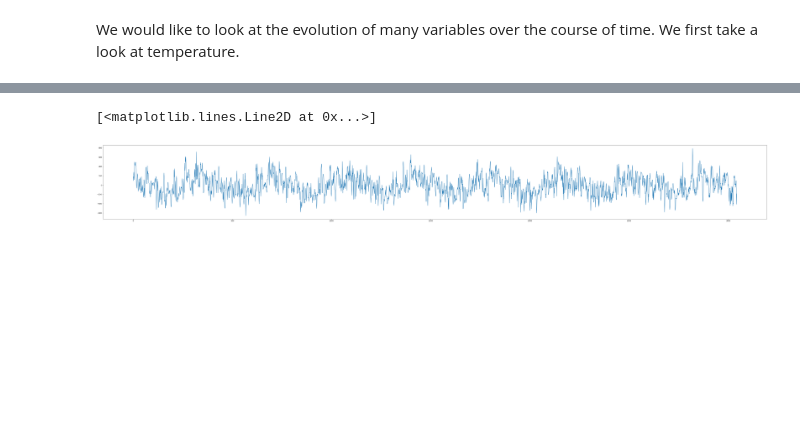
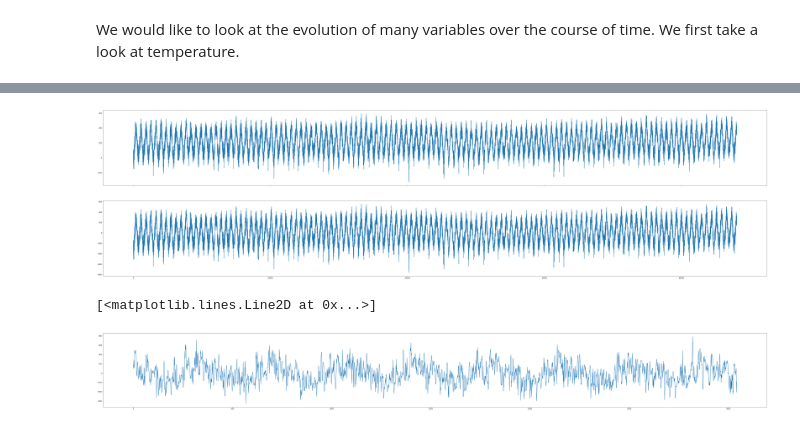
Before and after one commit to LucaNyckees/SCV_project1, a Jupyter notebook: notebooks/exploratory.ipynb, the cells around one changed output, grey strips where cells are left out. Cells and saved outputs as stored; diff of their text form; code cells hidden in the pictures; blank space fills up the shorter version.

```diff
--- a/notebooks/exploratory.ipynb
+++ b/notebooks/exploratory.ipynb
@@ -10,2 +15,18 @@ observatoire = utils.get_observatoire(True)
 # %% [markdown]
 We would like to look at the evolution of many variables over the course of time. We first take a look at temperature.
+# %%
+def months(data_frame):
+    return data_frame.DATE.apply(lambda n: str(n)[4:6])
+
+def years(data_frame):
+    return data_frame.DATE.apply(lambda n: str(n)[0:4])
+
+observatoire["months"] = months(observatoire)
+observatoire["years"] = years(observatoire)
+observatoire.groupby([observatoire.months, observatoire.years]).head()
+
+regrouped = observatoire.groupby(['months','years'], as_index=False)['TG'].mean()
+
+# for year in regrouped.years.unique():
+    # by_month = regrouped[regrouped.years == year].groupby('months')['TG'].mean()
+    # sns.relplot(x=by_month.index, y=by_month, kind="line")
@@ -12 +51,23 @@ We would like to look at the evolution of many variables over the course of time
+# %%
+# Before working with the data let's normalize it
+n = observatoire.index.size
+normzed = (np.sqrt(n) / observatoire.TG.std()) * (observatoire.TG - observatoire.TG.mean())
+fig, axes = plt.subplots(figsize = (70,18), nrows=2)
+observatoire.TG.plot(kind = 'line', ax = axes[0])
+normzed.plot(kind = 'line', ax = axes[1], sharex = True, sharey = True)
+
+observatoire["TG_N"] = normzed
+
+
+# Linear models
+# Y = TG, x = day
+# Y ~ b_0 + b_1 * sin(x) + b_2 * x
+
+# lm1 = smf.ols('TG_N ~ PP', data=observatoire).fit()
+# print(lm1.params)
+# plt.plot(observatoire.TG.dropna().index, lm1.fittedvalues)
+
+# print(lm1.summary())
+# %% [output]
+[figure, added]
 # %%
```
Also changed, not shown: parts of 5 cells of this notebook, 1 other file.
